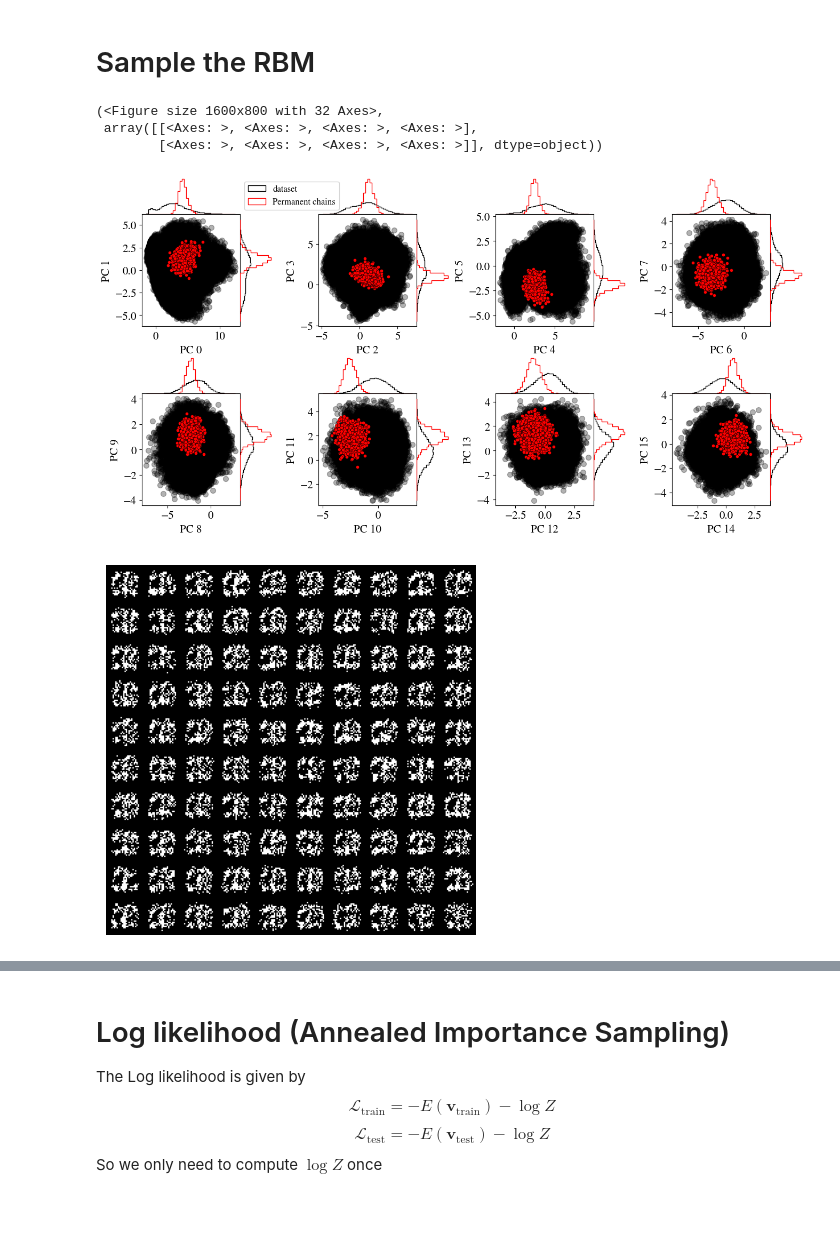
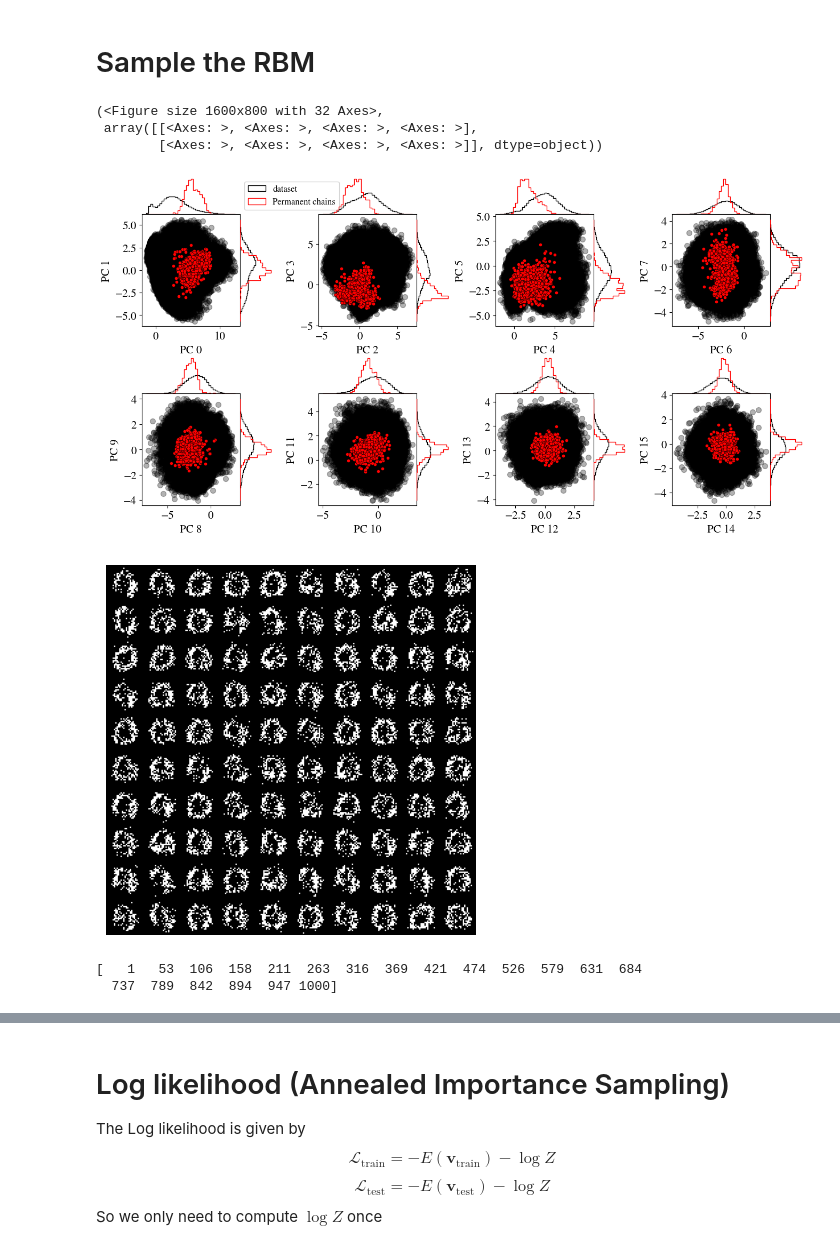
Before and after one commit to DsysDML/rbms, a Jupyter notebook: analyze_BEBM.ipynb, the cells around one changed output, grey strips where cells are left out. Cells and saved outputs as stored; diff of their text form; code cells hidden in the pictures; blank space fills up the shorter version.

Commit message:
Avant gros train

```diff
--- a/analyze_BEBM.ipynb
+++ b/analyze_BEBM.ipynb
@@ -43,5 +40,5 @@ The autoreload extension is already loaded. To reload it, use:
 # %%
-filename = "pcd_trains/BEBM_MNIST_first_test.h5"
+filename = "pcd_trains/BEBM_MNIST_stable_test.h5"
 
 train_dataset_name = "data/MNIST_train.h5"
 test_dataset_name = "data/MNIST_test.h5"
@@ -132,27 +140,27 @@ plot_mult_PCA(
 # %% [markdown]
 # Sample the RBM
 # %%
-num_samples = 2000
+num_samples = 1000
 n_steps = 1000
 
 
 samples = params.init_chains(num_samples=num_samples)
 samples = params.sample_state(chains=samples, n_steps=n_steps)
 
 samples_proj = samples["visible"] @ V_dataT.mT
 samples_proj = samples_proj.cpu().numpy()
 
 
 plot_mult_PCA(
     data_proj[:, :16],
     samples_proj[:, :16],
     labels=["dataset", "Permanent chains"],
 )
 # %% [output]
 (<Figure size 1600x800 with 32 Axes>,
  array([[<Axes: >, <Axes: >, <Axes: >, <Axes: >],
         [<Axes: >, <Axes: >, <Axes: >, <Axes: >]], dtype=object))
-[figure, old version]
+[figure, new version]
 # %%
 from rbms import plot_image
 plot_image(
@@ -162,4 +170,12 @@ plot_image(
     randomize=True,
 )
 # %% [output]
-[figure, old version]
+[figure, new version]
+# %%
+from rbms.utils import get_saved_updates
+
+lup = get_saved_updates(filename)
+print(lup)
+# %% [output]
+[   1   53  106  158  211  263  316  369  421  474  526  579  631  684
+  737  789  842  894  947 1000]
```
Also changed, not shown: parts of 14 cells of this notebook, 5 other files.
